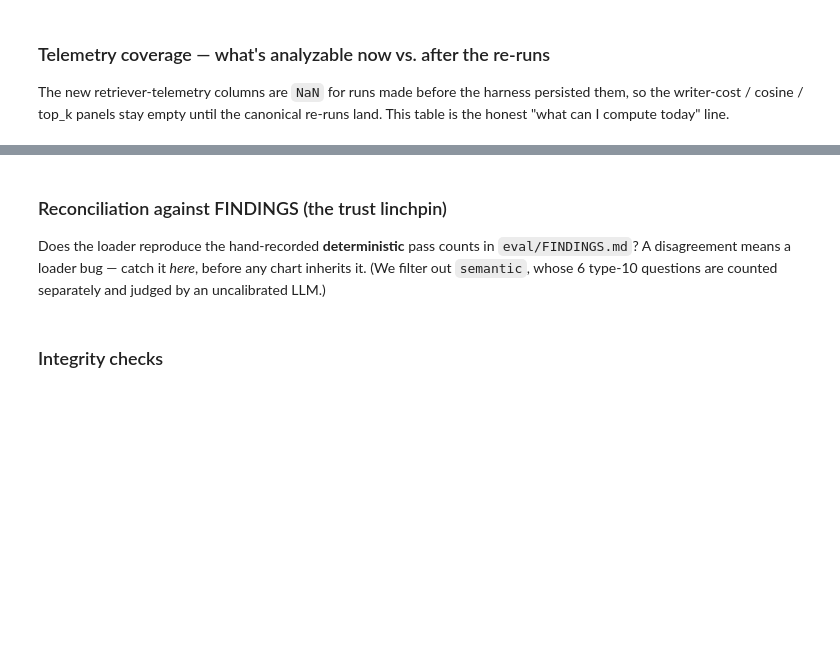
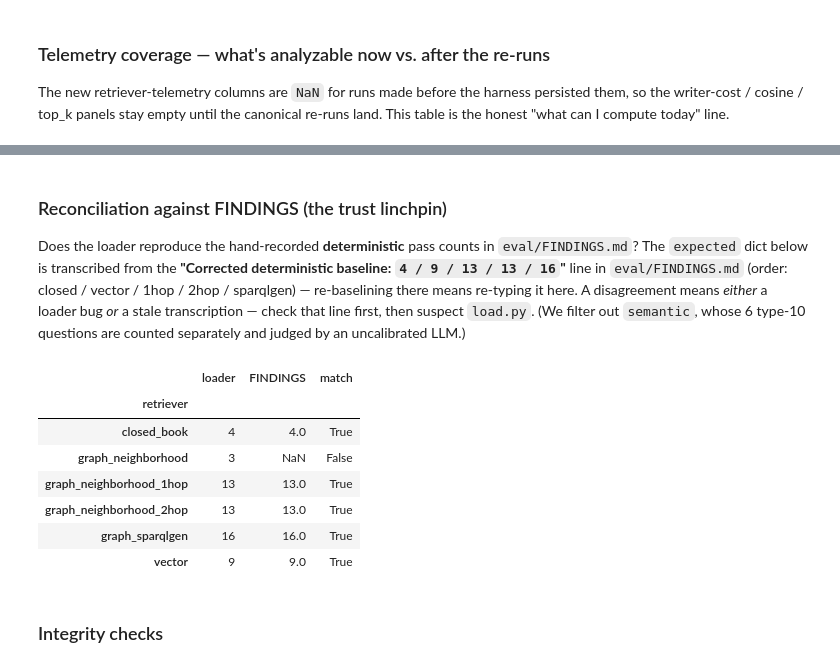
Before and after one commit to joseph-higaki/biomedical-rag-bench, a Jupyter notebook: eval/analysis/explore.ipynb, the cells around one changed output, grey strips where cells are left out. Cells and saved outputs as stored; diff of their text form; code cells hidden in the pictures; blank space fills up the shorter version.

Commit message:
Explore notebook: cite FINDINGS baseline source; sync expected pass counts (4/9/13/13/16)

```diff
--- a/eval/analysis/explore.ipynb
+++ b/eval/analysis/explore.ipynb
@@ -105,16 +164,28 @@ cov
 ### Reconciliation against FINDINGS (the trust linchpin)
 
 Does the loader reproduce the hand-recorded **deterministic** pass counts in `eval/FINDINGS.md`?
-A disagreement means a loader bug — catch it *here*, before any chart inherits it. (We filter out
+The `expected` dict below is transcribed from the **"Corrected deterministic baseline:
+`4 / 9 / 13 / 13 / 16`"** line in `eval/FINDINGS.md` (order: closed / vector / 1hop / 2hop /
+sparqlgen) — re-baselining there means re-typing it here. A disagreement means *either* a loader
+bug *or* a stale transcription — check that line first, then suspect `load.py`. (We filter out
 `semantic`, whose 6 type-10 questions are counted separately and judged by an uncalibrated LLM.)
 # %%
 det = df[df["scoring"] != "semantic"]
 got = det.groupby("retriever")["passed"].sum().astype(int)
-expected = {"closed_book": 4, "vector": 8, "graph_neighborhood_1hop": 13,
-            "graph_neighborhood_2hop": 12, "graph_sparqlgen": 15}
+expected = {"closed_book": 4, "vector": 9, "graph_neighborhood_1hop": 13,
+              "graph_neighborhood_2hop": 13, "graph_sparqlgen": 16}
 rec = pd.DataFrame({"loader": got}).join(pd.Series(expected, name="FINDINGS"))
 rec["match"] = rec["loader"] == rec["FINDINGS"]
 rec  # NaN FINDINGS = a deprecated/smoke condition not in the recorded set
+# %% [output]
+|  | loader | FINDINGS | match |
+| retriever |  |  |  |
+| closed_book | 4 | 4.0 | True |
+| graph_neighborhood | 3 | NaN | False |
+| graph_neighborhood_1hop | 13 | 13.0 | True |
+| graph_neighborhood_2hop | 13 | 13.0 | True |
+| graph_sparqlgen | 16 | 16.0 | True |
+| vector | 9 | 9.0 | True |
 # %% [markdown]
 ### Integrity checks
 # %%
```
Also changed, not shown: parts of 12 cells of this notebook.
